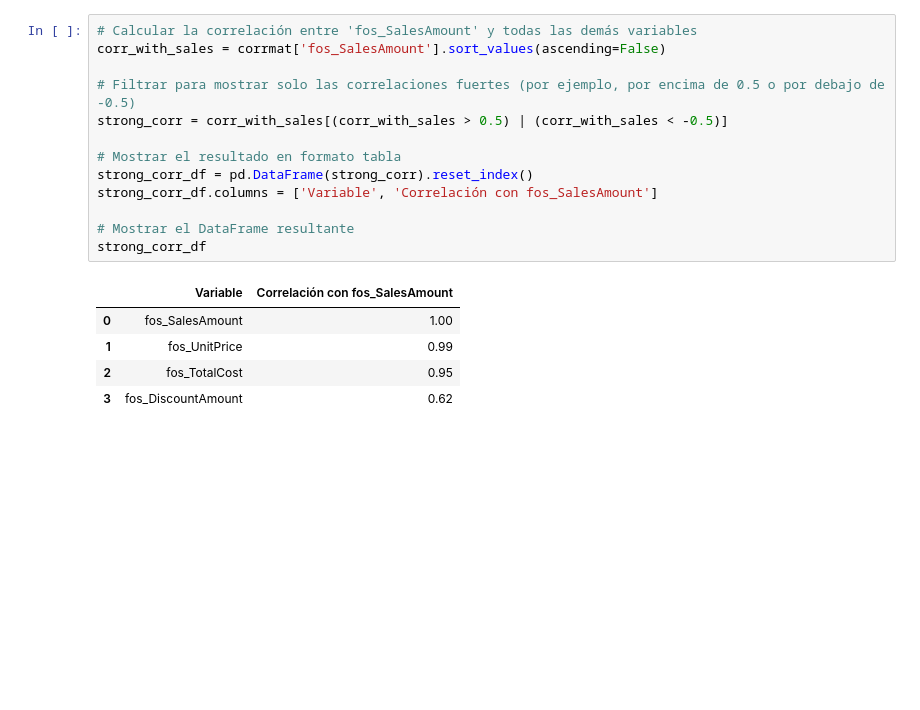
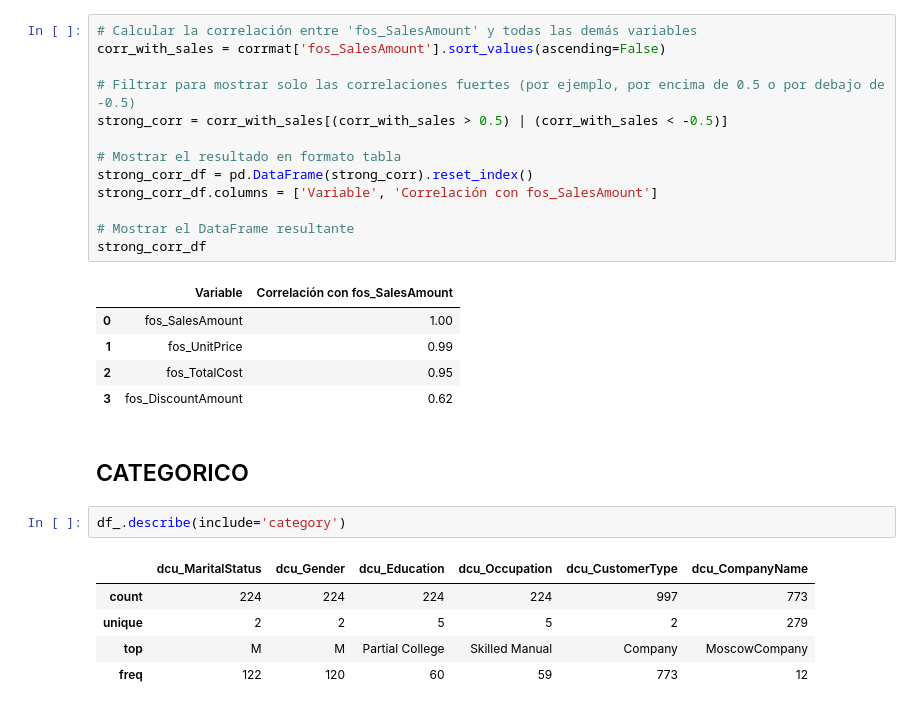
Before and after one commit to csanchezcsdigitales/contoso, a Jupyter notebook: cEDA 12.ipynb, the cells around one changed output. Cells and saved outputs as stored; diff of their text form; blank space fills up the shorter version.

```diff
--- a/cEDA 12.ipynb
+++ b/cEDA 12.ipynb
@@ -989,3 +989,13 @@ strong_corr_df
 | 1 | fos_UnitPrice | 0.99 |
 | 2 | fos_TotalCost | 0.95 |
 | 3 | fos_DiscountAmount | 0.62 |
+# %% [markdown]
+## CATEGORICO
+# %%
+df_.describe(include='category')
+# %% [output]
+|  | dcu_MaritalStatus | dcu_Gender | dcu_Education | dcu_Occupation | dcu_CustomerType | dcu_CompanyName |
+| count | 224 | 224 | 224 | 224 | 997 | 773 |
+| unique | 2 | 2 | 5 | 5 | 2 | 279 |
+| top | M | M | Partial College | Skilled Manual | Company | MoscowCompany |
+| freq | 122 | 120 | 60 | 59 | 773 | 12 |
```
Also changed, not shown: parts of 13 cells of this notebook.
